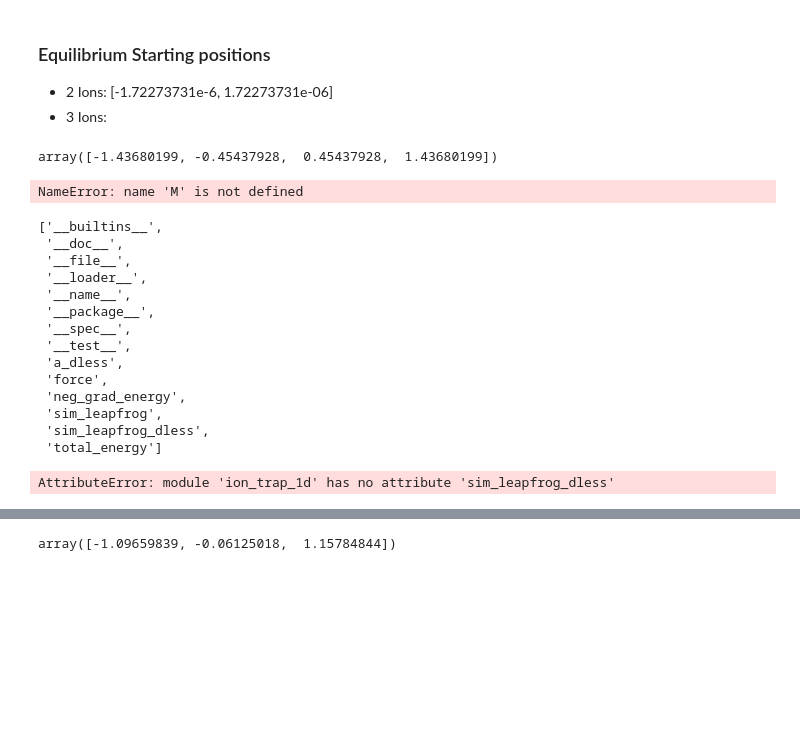
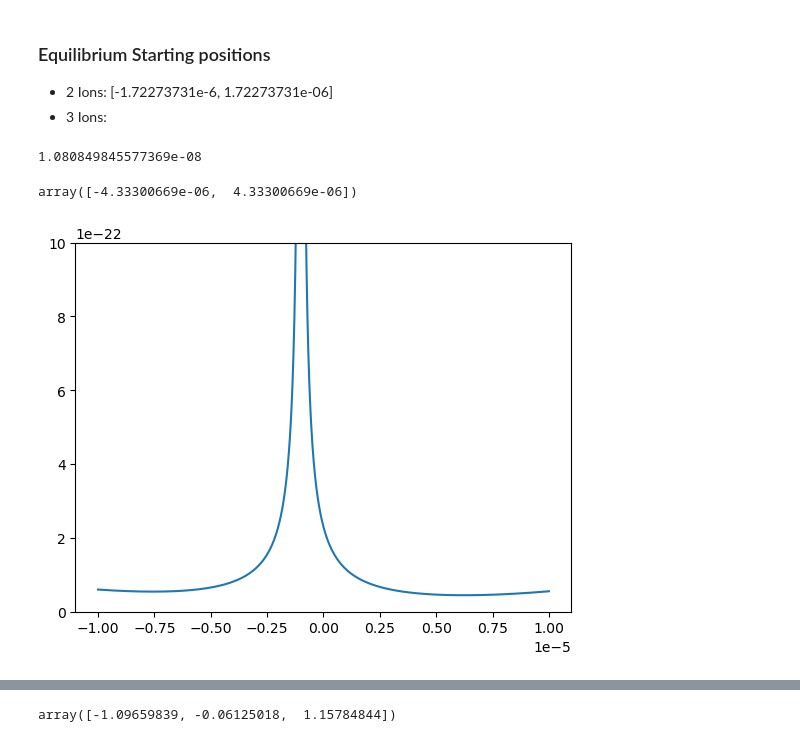
Before and after one commit to code-sc/ion-trap-simulation, a Jupyter notebook: simulation_code.ipynb, the cells around one changed output, grey strips where cells are left out. Cells and saved outputs as stored; diff of their text form; code cells hidden in the pictures; blank space fills up the shorter version.

```diff
--- a/simulation_code.ipynb
+++ b/simulation_code.ipynb
@@ -160,12 +257,19 @@ Z = 1
 e = 1.60217883e-19
 eps0 = 8.854187817e-12
 M_Yb = 2.8733965e-25
-nu = 2*np.pi*1e6
+nu = 0.25e6 * 2*np.pi
 
 # dimensionless scale factors
 l0 = ((Z*Z * e*e) / (4 * np.pi * eps0 * M_Yb * nu*nu)) ** (1/3)
 m0 = M_Yb
 t0 = 1 / nu
+
+# error tolerance
+hbar = 1.054571817e-34
+etol = np.sqrt(hbar / (2 * M_Yb * nu))
+print(etol)
+# %% [output]
+1.080849845577369e-08
 # %%
 # Energy/Force calculation methods
 
@@ -236,27 +340,27 @@ def jac(x):
 
     return grad
 
-x_0 = np.array([-2e-6, -1e-6, 1e-6, 2e-6])
+x_0 = np.array([-1e-6, 1e-6])
 
 bfgs_tolerance = 1e-34
 opt = optimize.minimize(pot_energy, x_0, method="BFGS", jac=jac,
                         options={"gtol": bfgs_tolerance, "disp": False})
 r_eq = opt.x
-r_eq / l0
+r_eq
 # %% [output]
-array([-1.43680199, -0.45437928,  0.45437928,  1.43680199])
+array([-4.33300669e-06,  4.33300669e-06])
 # %%
 # plot potential energy
 ion_pos = [-1e-6]
 x_range = np.linspace(-1e-5, 1e-5, 1000)
-U_range = 0.5 * M * (nu ** 2) * (x_range ** 2)
+U_range = 0.5 * M_Yb * (nu ** 2) * (x_range ** 2)
 for x_ion in ion_pos:
     U_range += ((Z * Z * e * e) / (4*np.pi*eps0)) * (1 / abs(x_range - x_ion))
 plt.plot(x_range, U_range)
 plt.ylim((0, 1e-21))
 plt.show()
 # %% [output]
-NameError: name 'M' is not defined
+[figure, added]
 # %%
 # Simulation methods
 
@@ -335,28 +471,10 @@ def sim_leapfrog_dless(N, T, dt, x_0, v_0, input_dless=False, output_dless=False
         v = v * (l0 / t0)
 
     return x, v
-# %%
-from src import ion_trap_1d
-dir(ion_trap_1d)
-# %% [output]
-['__builtins__',
- '__doc__',
- '__file__',
- '__loader__',
- '__name__',
- '__package__',
- '__spec__',
- '__test__',
- 'a_dless',
- 'force',
- 'neg_grad_energy',
- 'sim_leapfrog',
- 'sim_leapfrog_dless',
- 'total_energy']
 # %%
 import profile, pstats
 from pstats import SortKey
-import ion_trap_1d
+from src import ion_trap_1d
 
 # profiling
 
@@ -366,8 +484,8 @@ import ion_trap_1d
 # ps.strip_dirs().sort_stats(SortKey.CUMULATIVE).print_stats()
 # print(ps)
 
-N = 9
-T = 1e-4
+N = 2
+T = 3.5e-5
 dt = 1e-9
 
 # 9 ions
@@ -379,16 +497,21 @@ dt = 1e-9
 
 # 4 ions
 # x_sim, v_sim = sim_leapfrog(4, T, dt, M, x_0=[(-1.4368 + 0.5)*l, (-0.45438 - 0.5)*l, (0.45438-0.5)*l, (1.4368+0.5)*l], v_0=[0, 0, 0, 0])
-x_sim, v_sim = ion_trap_1d.sim_leapfrog_dless(4, T, dt, x_0=[(-1.4368 + 0.25)*l0, (-0.45438 - 0.25)*l0, (0.45438-0.25)*l0, (1.4368+0.25)*l0], v_0=[0, 0, 0, 0])
+# x_sim, v_sim = ion_trap_1d.sim_leapfrog_dless(4, T, dt, x_0=[(-1.4368 + 0.25)*l0, (-0.45438 - 0.25)*l0, (0.45438-0.25)*l0, (1.4368+0.25)*l0], v_0=[0, 0, 0, 0])
 
 # 3 ions
 # x_sim, v_sim = ion_trap.sim_leapfrog(3, T, dt, M, x_0=[-1.0772*l + 0.4082*l, 0 - 0.8165*l, 1.0772*l + 0.4082*l], v_0=[0, 0, 0])
 
 # 2 ions
 # x_sim, v_sim = ion_trap.sim_leapfrog(2, T, dt, M, [-1e-6, 2e-6], [0, 0])
+# x_sim, v_sim = sim_leapfrog(2, T, dt, M_Yb, [-4e-6, 3e-6], [0, 0])
+x_sim, v_sim, a_sim, t_sim, err_sim = sim_er(2, 500000, dt, 1e-7, M_Yb, 0, [-4e-6, 4e-6], [0, 0])
+# x_sim, v_sim, a_sim, t_sim, err_sim = ion_trap_1d.sim_er(2, 100000, dt, 1e-8, M_Yb, 3e-21, [-4e-6, 4e-6], [0, 0])
 
 # x_sim, v_sim = sim_leapfrog([-1e-6, 3e-6], [0, 0])
 
-x_sim = np.array(x_sim); v_sim = np.array(v_sim)
+x_sim = np.array(x_sim)
+v_sim = np.array(v_sim)
+a_sim = np.array(a_sim)
+t_sim = np.array(t_sim)
+err_sim = np.array(err_sim)
-# %% [output]
-AttributeError: module 'ion_trap_1d' has no attribute 'sim_leapfrog_dless'
```
Also changed, not shown: parts of 28 cells of this notebook, 12 other files.
